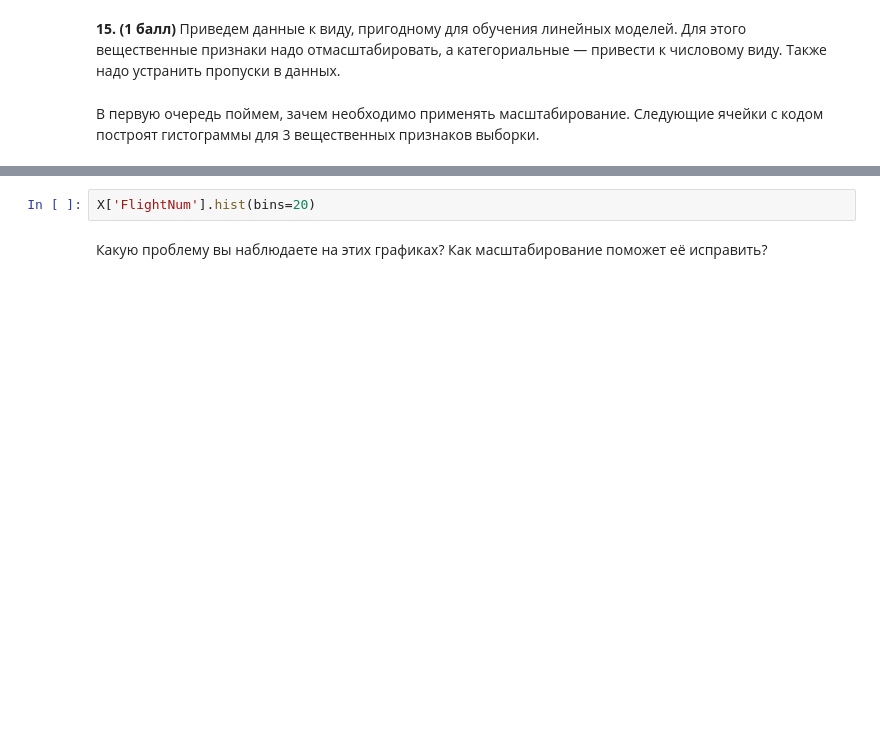
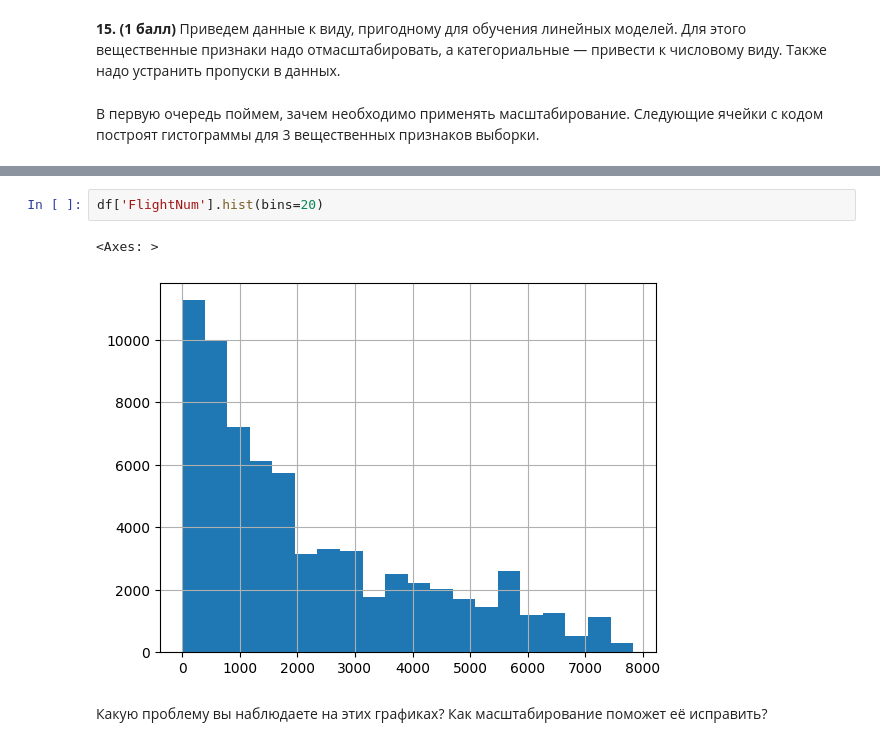
Before and after one commit to Uralbeckins/ML-Sokolov-Course, a Jupyter notebook: homework-practice-01-linregr.ipynb, the cells around one changed output, grey strips where cells are left out. Saved outputs shown, nothing was run; the diff lists cells and outputs as text; blank space fills up the shorter version.

```diff
--- a/homework-practice-01-linregr.ipynb
+++ b/homework-practice-01-linregr.ipynb
@@ -388,4 +390,7 @@ IndexError: only integers, slices (`:`), ellipsis (`...`), numpy.newaxis (`None`
 # %%
-X['FlightNum'].hist(bins=20)
+df['FlightNum'].hist(bins=20)
+# %% [output]
+<Axes: >
+[figure, added]
 # %% [markdown]
 Какую проблему вы наблюдаете на этих графиках? Как масштабирование поможет её исправить?
```
Also changed, not shown: parts of 27 cells of this notebook.
